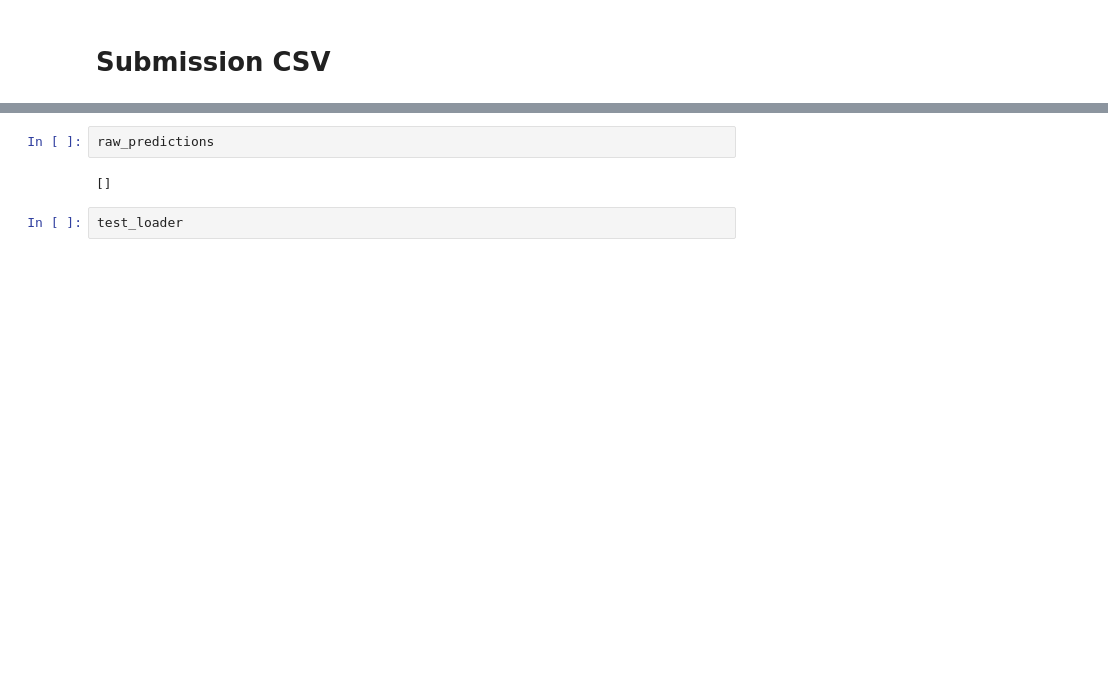
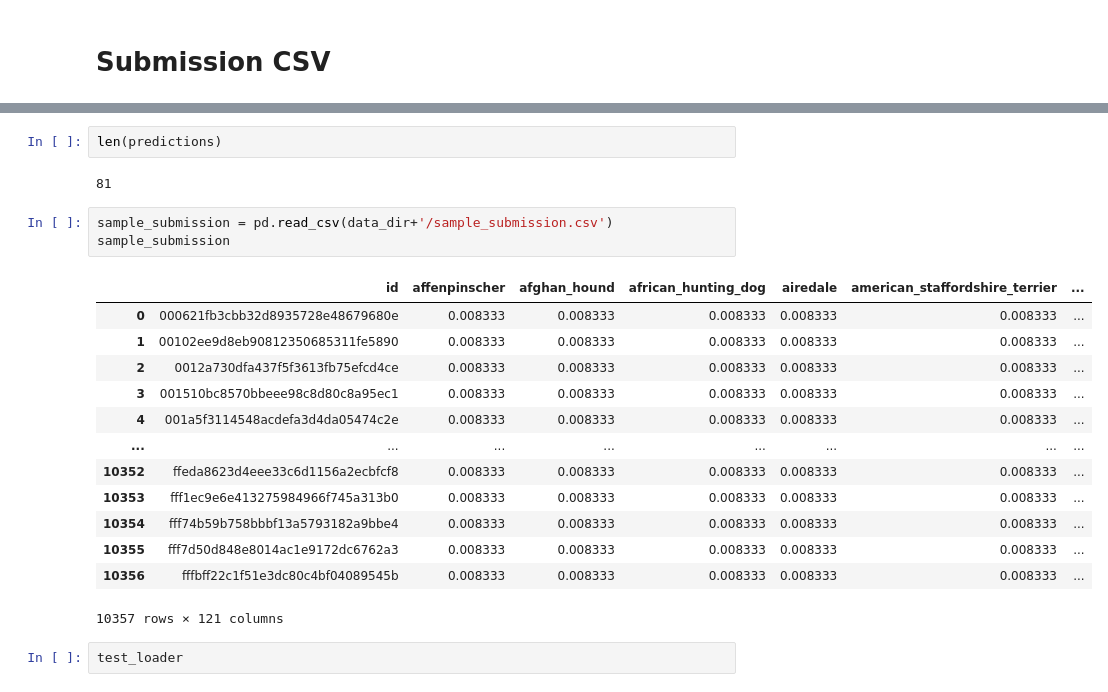
Before and after one commit to bryanchrist/ml3_assignment2, a Jupyter notebook: ml3-assignment-2-notebook.ipynb, the cells around one changed output, grey strips where cells are left out. Saved outputs shown, nothing was run; the diff lists cells and outputs as text; blank space fills up the shorter version.

Commit message:
Making final prediction function work

```diff
--- a/ml3-assignment-2-notebook.ipynb
+++ b/ml3-assignment-2-notebook.ipynb
@@ -560,7 +594,24 @@ predictions
-# %%
-raw_predictions
-# %% [output]
-[]
+# %%
+len(predictions)
+# %% [output]
+81
+# %%
+sample_submission = pd.read_csv(data_dir+'/sample_submission.csv')
+sample_submission
+# %% [output]
+|  | id | affenpinscher | afghan_hound | african_hunting_dog | airedale | american_staffordshire_terrier | ... |
+| 0 | 000621fb3cbb32d8935728e48679680e | 0.008333 | 0.008333 | 0.008333 | 0.008333 | 0.008333 | ... |
+| 1 | 00102ee9d8eb90812350685311fe5890 | 0.008333 | 0.008333 | 0.008333 | 0.008333 | 0.008333 | ... |
+| 2 | 0012a730dfa437f5f3613fb75efcd4ce | 0.008333 | 0.008333 | 0.008333 | 0.008333 | 0.008333 | ... |
+| 3 | 001510bc8570bbeee98c8d80c8a95ec1 | 0.008333 | 0.008333 | 0.008333 | 0.008333 | 0.008333 | ... |
+| 4 | 001a5f3114548acdefa3d4da05474c2e | 0.008333 | 0.008333 | 0.008333 | 0.008333 | 0.008333 | ... |
+| ... | ... | ... | ... | ... | ... | ... | ... |
+| 10352 | ffeda8623d4eee33c6d1156a2ecbfcf8 | 0.008333 | 0.008333 | 0.008333 | 0.008333 | 0.008333 | ... |
+| 10353 | fff1ec9e6e413275984966f745a313b0 | 0.008333 | 0.008333 | 0.008333 | 0.008333 | 0.008333 | ... |
+| 10354 | fff74b59b758bbbf13a5793182a9bbe4 | 0.008333 | 0.008333 | 0.008333 | 0.008333 | 0.008333 | ... |
+| 10355 | fff7d50d848e8014ac1e9172dc6762a3 | 0.008333 | 0.008333 | 0.008333 | 0.008333 | 0.008333 | ... |
+| 10356 | fffbff22c1f51e3dc80c4bf04089545b | 0.008333 | 0.008333 | 0.008333 | 0.008333 | 0.008333 | ... |
+10357 rows × 121 columns
 # %%
 test_loader
 # %% [output]
```
Also changed, not shown: parts of 7 cells of this notebook, 2 other files.
